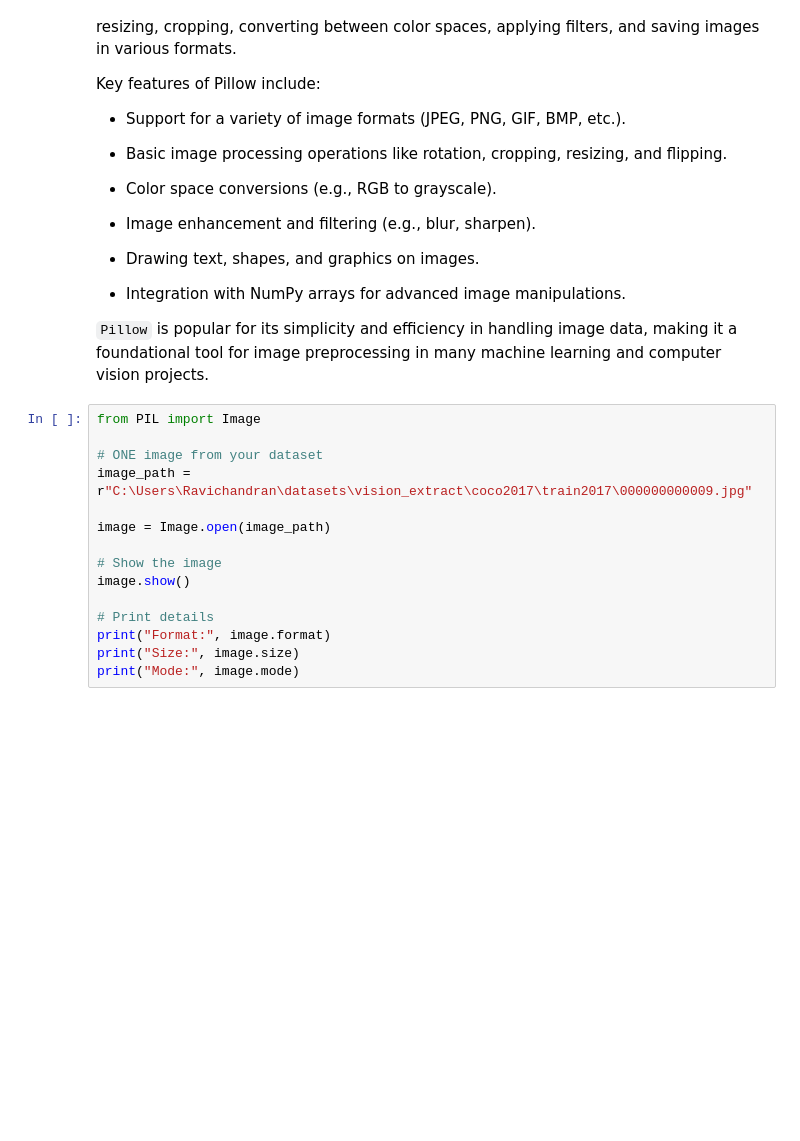
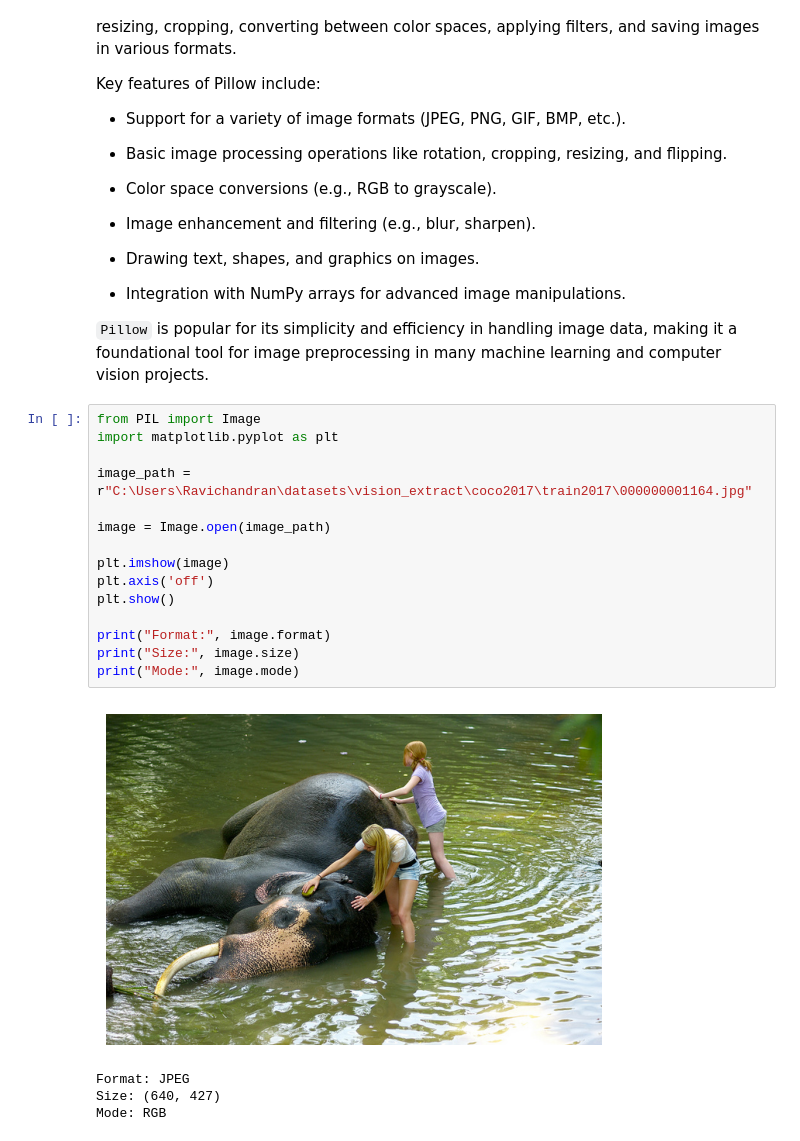
Before and after one commit to Infosys-intern-program-nov25-batch/ai_vision_extract, a Jupyter notebook: week_2/Day_1/data_loading.ipynb, the cells around one changed output. Cells and saved outputs as stored; diff of their text form; blank space fills up the shorter version.

Commit message:
completed week_2 and day_1 in that i did the image single loading and loading train2017 folder images

```diff
--- a/week_2/Day_1/data_loading.ipynb
+++ b/week_2/Day_1/data_loading.ipynb
@@ -24,19 +24,24 @@ Key features of Pillow include:
 `Pillow` is popular for its simplicity and efficiency in handling image data, making it a foundational tool for image preprocessing in many machine learning and computer vision projects.
 # %%
 from PIL import Image
+import matplotlib.pyplot as plt
 
-# ONE image from your dataset
-image_path = r"C:\Users\Ravichandran\datasets\vision_extract\coco2017\train2017\000000000009.jpg"
+image_path = r"C:\Users\Ravichandran\datasets\vision_extract\coco2017\train2017\000000001164.jpg"
 
 image = Image.open(image_path)
 
-# Show the image
-image.show()
+plt.imshow(image)
+plt.axis('off')
+plt.show()
 
-# Print details
 print("Format:", image.format)
 print("Size:", image.size)
 print("Mode:", image.mode)
+# %% [output]
+[figure, added]
+Format: JPEG
+Size: (640, 427)
+Mode: RGB
 # %%
 from PIL import Image
 import os
```
Also changed, not shown: parts of 1 cell of this notebook.
